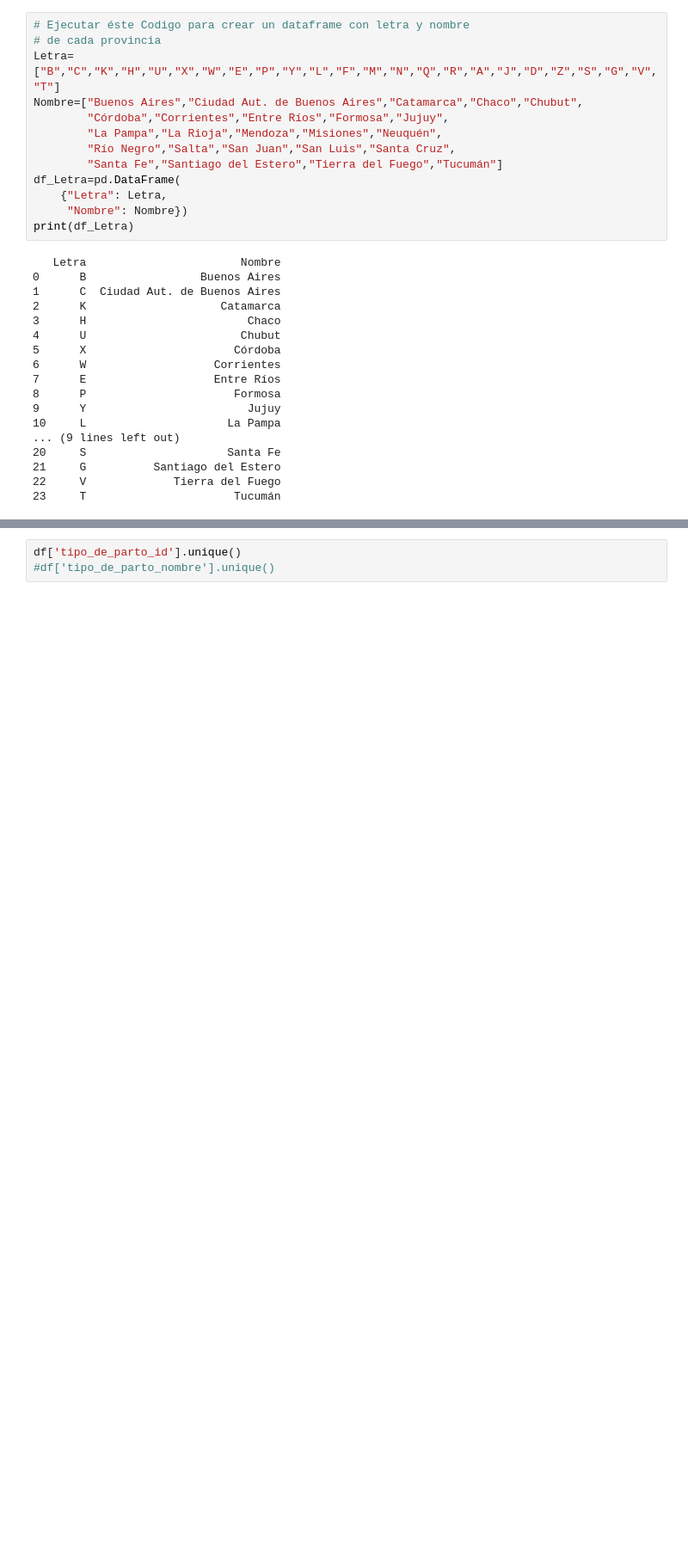
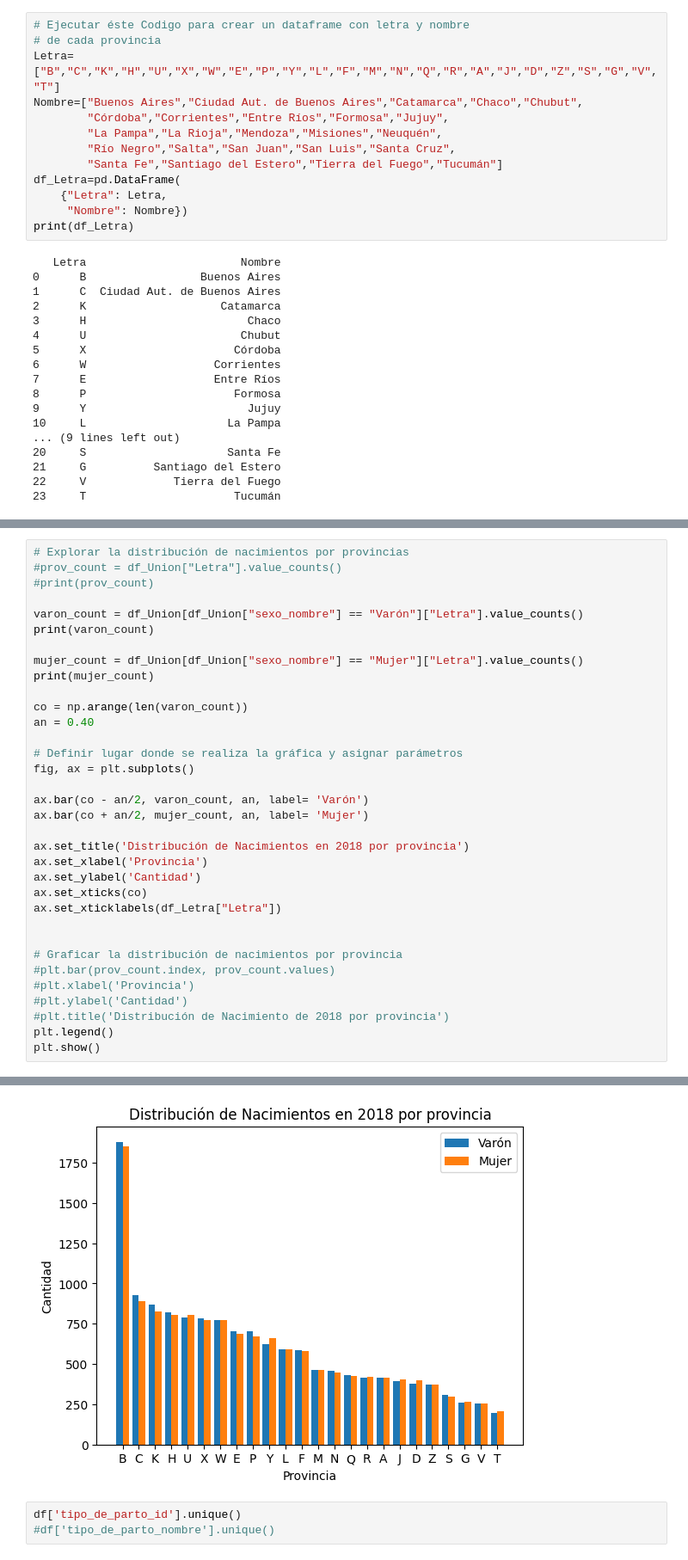
Before and after one commit to gagabriela2787/Grupo7ISPC, a Jupyter notebook: TPGrupo7Nacidos.ipynb, the cells around one changed output, grey strips where cells are left out. Shown: that part at 86% size. Cells and saved outputs as stored; diff of their text form; blank space fills up the shorter version.

```diff
--- a/TPGrupo7Nacidos.ipynb
+++ b/TPGrupo7Nacidos.ipynb
@@ -94,0 +177,35 @@ Name: Letra, dtype: int64
+# %%
+# Explorar la distribución de nacimientos por provincias
+#prov_count = df_Union["Letra"].value_counts()
+#print(prov_count)
+
+varon_count = df_Union[df_Union["sexo_nombre"] == "Varón"]["Letra"].value_counts()
+print(varon_count)
+
+mujer_count = df_Union[df_Union["sexo_nombre"] == "Mujer"]["Letra"].value_counts()
+print(mujer_count)
+
+co = np.arange(len(varon_count))
+an = 0.40
+
+# Definir lugar donde se realiza la gráfica y asignar parámetros
+fig, ax = plt.subplots()
+
+ax.bar(co - an/2, varon_count, an, label= 'Varón')
+ax.bar(co + an/2, mujer_count, an, label= 'Mujer')
+
+ax.set_title('Distribución de Nacimientos en 2018 por provincia')
+ax.set_xlabel('Provincia')
+ax.set_ylabel('Cantidad')
+ax.set_xticks(co)
+ax.set_xticklabels(df_Letra["Letra"])
+
+
+# Graficar la distribución de nacimientos por provincia
+#plt.bar(prov_count.index, prov_count.values)
+#plt.xlabel('Provincia')
+#plt.ylabel('Cantidad')
+#plt.title('Distribución de Nacimiento de 2018 por provincia')
+plt.legend()
+plt.show()
+# %% [output]
@@ -95,3 +229,4 @@ Name: Letra, dtype: int64
+[figure, added]
 # %%
 df['tipo_de_parto_id'].unique()
 #df['tipo_de_parto_nombre'].unique()
```
Also changed, not shown: parts of 8 cells of this notebook.
